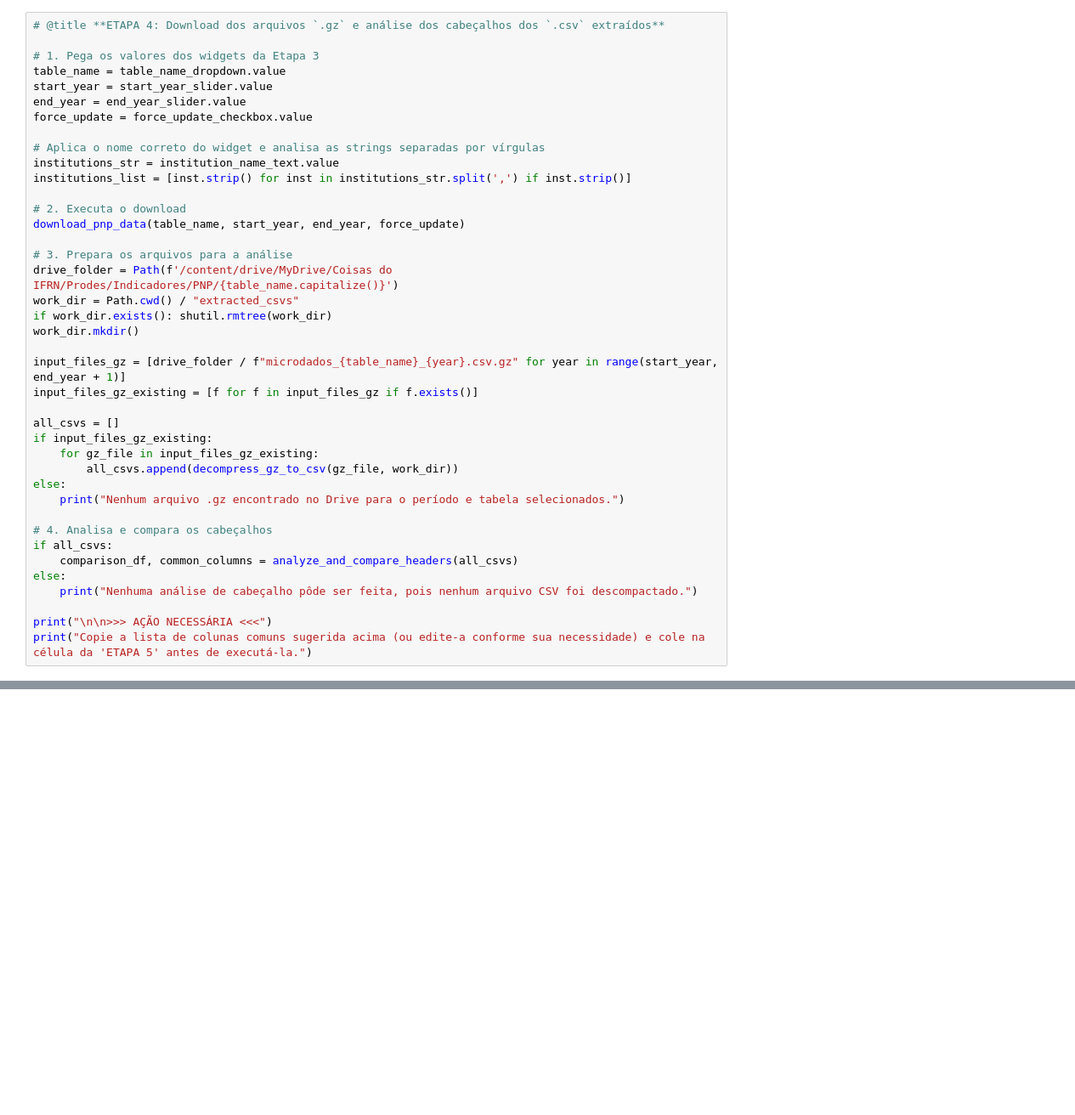
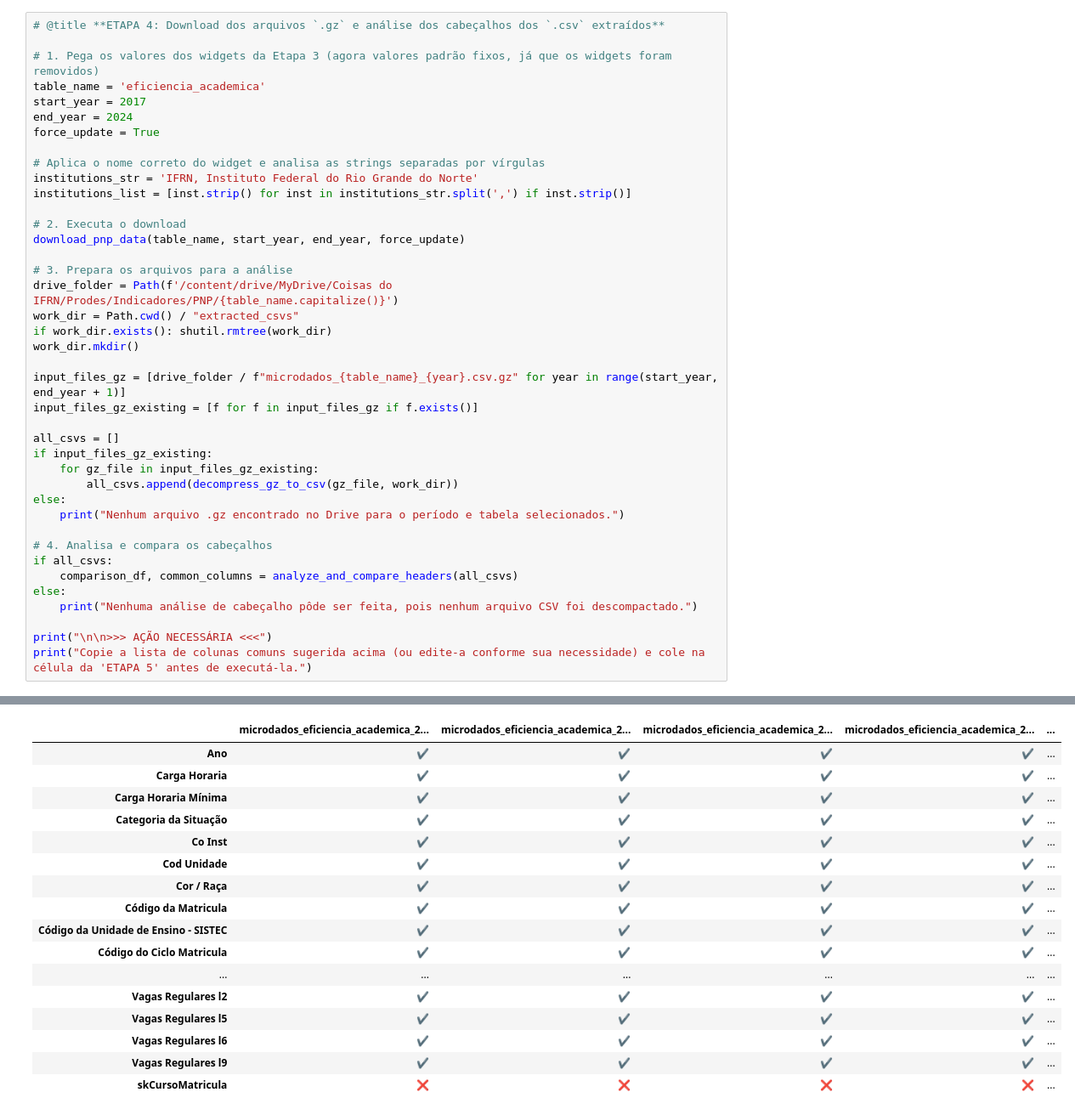
Before and after one commit to SampMark/ETL-de-dados-da-PNP, a Jupyter notebook: GitHub_ETL_of_PNP_Data___Pipeline_for_BigQuery___academic_efficiency_dimension.ipynb, the cells around one changed output, grey strips where cells are left out. Shown: that part at 85% size. Cells and saved outputs as stored; diff of their text form; blank space fills up the shorter version.

```diff
--- a/GitHub_ETL_of_PNP_Data___Pipeline_for_BigQuery___academic_efficiency_dimension.ipynb
+++ b/GitHub_ETL_of_PNP_Data___Pipeline_for_BigQuery___academic_efficiency_dimension.ipynb
@@ -290,14 +259,14 @@ display(institution_name_text)
 # %%
 # @title **ETAPA 4: Download dos arquivos `.gz` e análise dos cabeçalhos dos `.csv` extraídos**
 
-# 1. Pega os valores dos widgets da Etapa 3
-table_name = table_name_dropdown.value
-start_year = start_year_slider.value
-end_year = end_year_slider.value
-force_update = force_update_checkbox.value
+# 1. Pega os valores dos widgets da Etapa 3 (agora valores padrão fixos, já que os widgets foram removidos)
+table_name = 'eficiencia_academica'
+start_year = 2017
+end_year = 2024
+force_update = True
 
 # Aplica o nome correto do widget e analisa as strings separadas por vírgulas
-institutions_str = institution_name_text.value
+institutions_str = 'IFRN, Instituto Federal do Rio Grande do Norte'
 institutions_list = [inst.strip() for inst in institutions_str.split(',') if inst.strip()]
 
 # 2. Executa o download
@@ -327,3 +296,4 @@ else:
 
 print("\n\n>>> AÇÃO NECESSÁRIA <<<")
 print("Copie a lista de colunas comuns sugerida acima (ou edite-a conforme sua necessidade) e cole na célula da 'ETAPA 5' antes de executá-la.")
+# %% [output]
@@ -329,0 +317,17 @@ print("Copie a lista de colunas comuns sugerida acima (ou edite-a conforme sua n
+|  | microdados_eficiencia_academica_2... | microdados_eficiencia_academica_2... | microdados_eficiencia_academica_2... | microdados_eficiencia_academica_2... | ... |
+| Ano | ✔ | ✔ | ✔ | ✔ | ... |
+| Carga Horaria | ✔ | ✔ | ✔ | ✔ | ... |
+| Carga Horaria Mínima | ✔ | ✔ | ✔ | ✔ | ... |
+| Categoria da Situação | ✔ | ✔ | ✔ | ✔ | ... |
+| Co Inst | ✔ | ✔ | ✔ | ✔ | ... |
+| Cod Unidade | ✔ | ✔ | ✔ | ✔ | ... |
+| Cor / Raça | ✔ | ✔ | ✔ | ✔ | ... |
+| Código da Matricula | ✔ | ✔ | ✔ | ✔ | ... |
+| Código da Unidade de Ensino - SISTEC | ✔ | ✔ | ✔ | ✔ | ... |
+| Código do Ciclo Matricula | ✔ | ✔ | ✔ | ✔ | ... |
+| ... | ... | ... | ... | ... | ... |
+| Vagas Regulares l2 | ✔ | ✔ | ✔ | ✔ | ... |
+| Vagas Regulares l5 | ✔ | ✔ | ✔ | ✔ | ... |
+| Vagas Regulares l6 | ✔ | ✔ | ✔ | ✔ | ... |
+| Vagas Regulares l9 | ✔ | ✔ | ✔ | ✔ | ... |
+| skCursoMatricula | ❌ | ❌ | ❌ | ❌ | ... |
```
Also changed, not shown: parts of 25 cells of this notebook.
